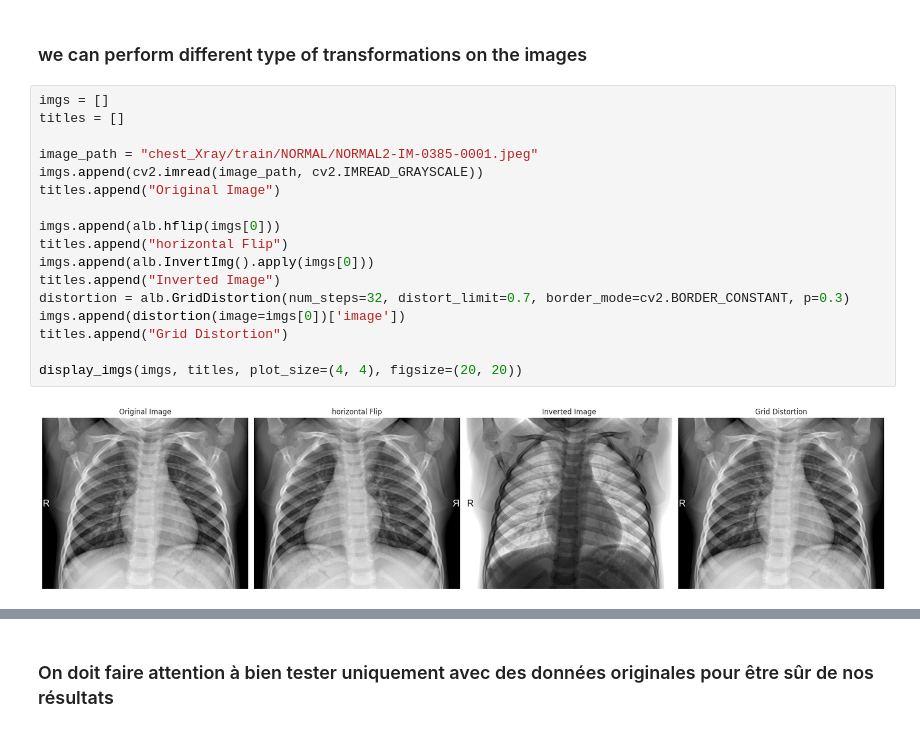
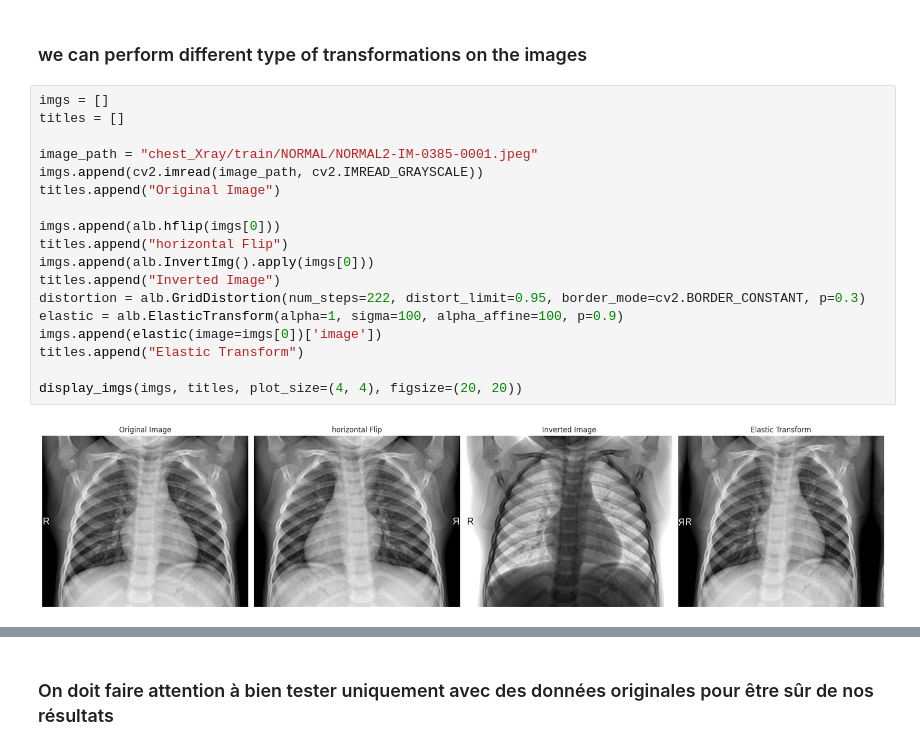
Before and after one commit to YvanDesPatates/IA_XRay_chest, a Jupyter notebook: deep_learning_augmented.ipynb, the cells around one changed output, grey strips where cells are left out. Saved outputs shown, nothing was run; the diff lists cells and outputs as text.

```diff
--- a/deep_learning_augmented.ipynb
+++ b/deep_learning_augmented.ipynb
@@ -59,19 +71,20 @@ def display_imgs(imgs, titles=[], plot_size=(1, 1), figsize=(10, 8)):
 # %%
 imgs = []
 titles = []
 
 image_path = "chest_Xray/train/NORMAL/NORMAL2-IM-0385-0001.jpeg"
 imgs.append(cv2.imread(image_path, cv2.IMREAD_GRAYSCALE))
 titles.append("Original Image")
 
 imgs.append(alb.hflip(imgs[0]))
 titles.append("horizontal Flip")
 imgs.append(alb.InvertImg().apply(imgs[0]))
 titles.append("Inverted Image")
-distortion = alb.GridDistortion(num_steps=32, distort_limit=0.7, border_mode=cv2.BORDER_CONSTANT, p=0.3)
-imgs.append(distortion(image=imgs[0])['image'])
-titles.append("Grid Distortion")
+distortion = alb.GridDistortion(num_steps=222, distort_limit=0.95, border_mode=cv2.BORDER_CONSTANT, p=0.3)
+elastic = alb.ElasticTransform(alpha=1, sigma=100, alpha_affine=100, p=0.9)
+imgs.append(elastic(image=imgs[0])['image'])
+titles.append("Elastic Transform")
 
 display_imgs(imgs, titles, plot_size=(4, 4), figsize=(20, 20))
 # %% [output]
-[figure, old version]
+[figure, new version]
```
Also changed, not shown: parts of 20 cells of this notebook.
